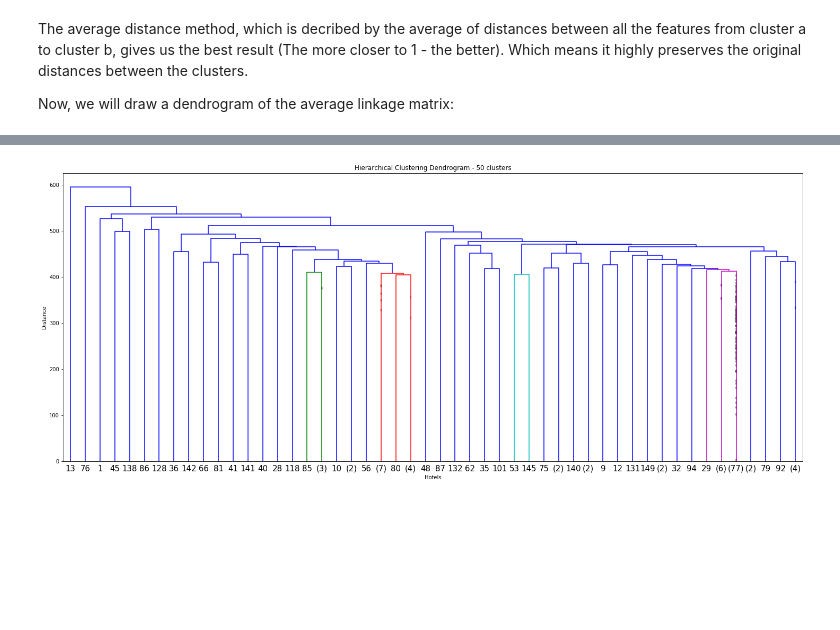
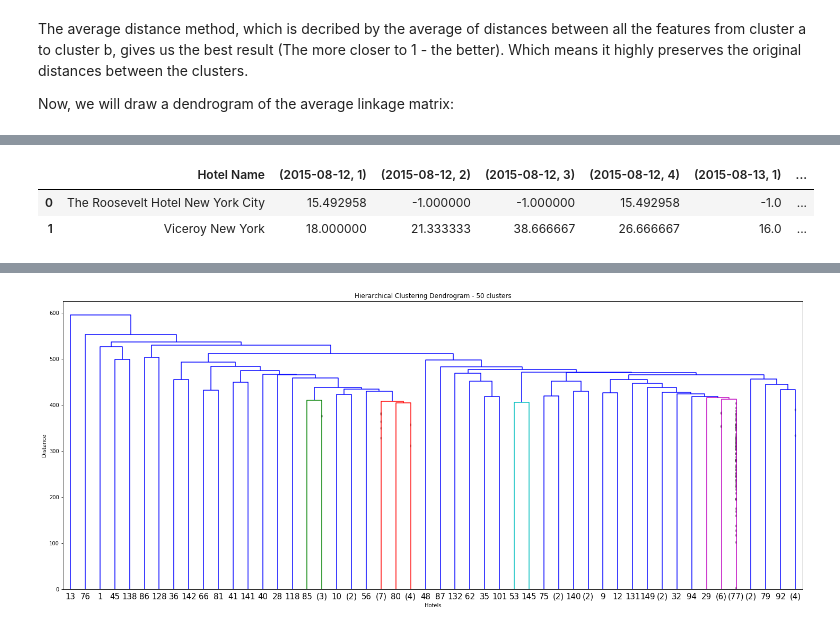
Before and after one commit to ItayGabbay/HotelsDataResearch, a Jupyter notebook: Spark/Question3.ipynb, the cells around one changed output, grey strips where cells are left out. Saved outputs shown, nothing was run; the diff lists cells and outputs as text; code cells hidden in the pictures; blank space fills up the shorter version.

```diff
--- a/Spark/Question3.ipynb
+++ b/Spark/Question3.ipynb
@@ -412,0 +433,9 @@ plt.show()
+# %%
+pd.set_option('max_columns', None)
+
+df = pd.DataFrame(normalised_hotels_prices.map(lambda x: [x[0]] + x[1]).filter(lambda x: x[0] == 'The Roosevelt Hotel New York City' or x[0] == 'Viceroy New York').take(2), columns=columns)
+df
+# %% [output]
+|  | Hotel Name | (2015-08-12, 1) | (2015-08-12, 2) | (2015-08-12, 3) | (2015-08-12, 4) | (2015-08-13, 1) | ... |
+| 0 | The Roosevelt Hotel New York City | 15.492958 | -1.000000 | -1.000000 | 15.492958 | -1.0 | ... |
+| 1 | Viceroy New York | 18.000000 | 21.333333 | 38.666667 | 26.666667 | 16.0 | ... |
```
Also changed, not shown: parts of 7 cells of this notebook.
